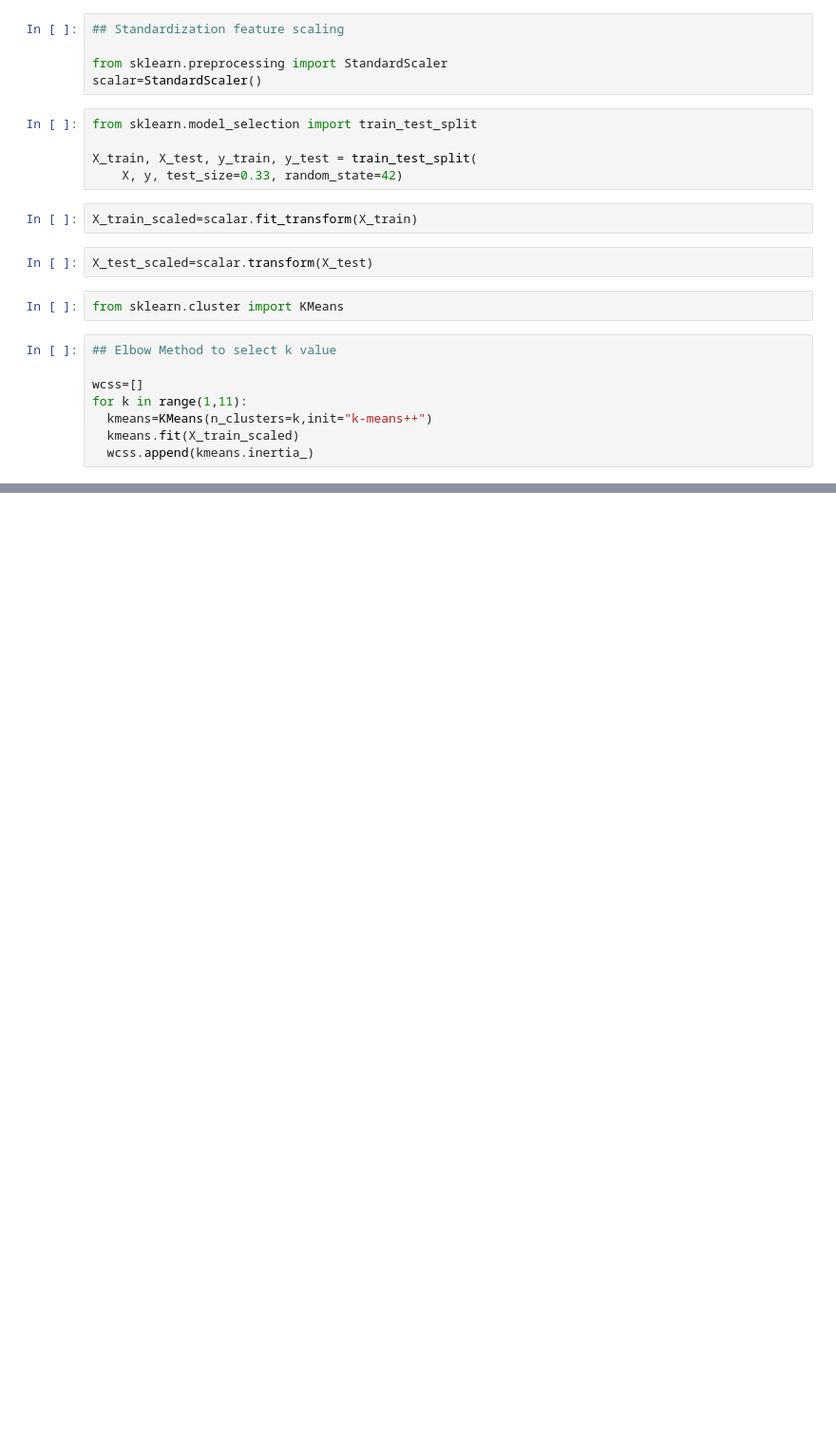
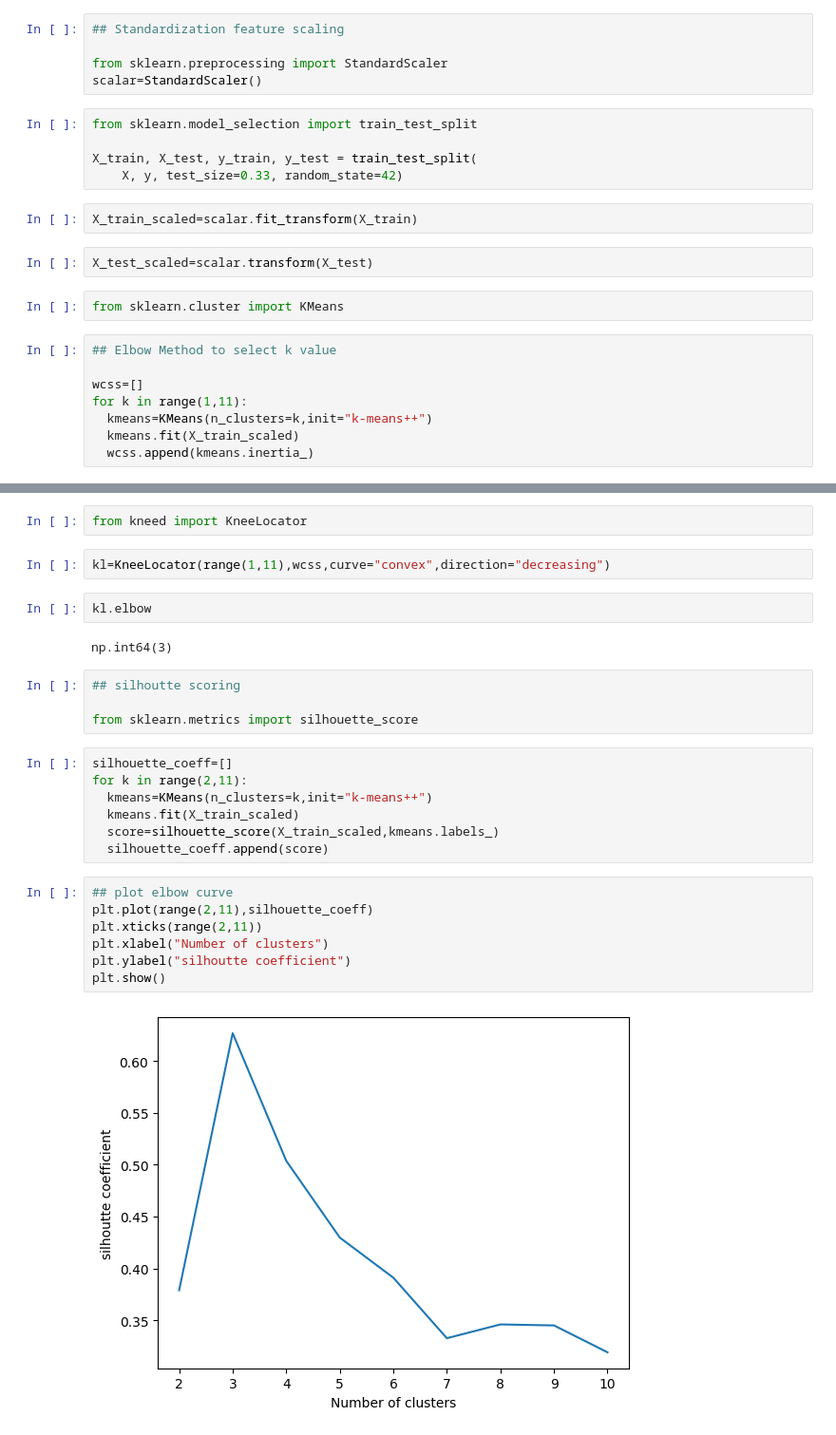
Before and after one commit to akkiyolo/Mapping-The-ML-journey, a Jupyter notebook: 32-K means Clustering/k_means_implement.ipynb, the cells around one changed output, grey strips where cells are left out. Shown at 95% size. Drawn from its saved outputs; the diff is of its cells as text; blank space fills up the shorter version.

```diff
--- a/32-K means Clustering/k_means_implement.ipynb
+++ b/32-K means Clustering/k_means_implement.ipynb
@@ -91,0 +158,28 @@ plt.show()
+# %%
+from kneed import KneeLocator
+# %%
+kl=KneeLocator(range(1,11),wcss,curve="convex",direction="decreasing")
+# %%
+kl.elbow
+# %% [output]
+np.int64(3)
+# %%
+## silhoutte scoring
+
+from sklearn.metrics import silhouette_score
+# %%
+silhouette_coeff=[]
+for k in range(2,11):
+  kmeans=KMeans(n_clusters=k,init="k-means++")
+  kmeans.fit(X_train_scaled)
+  score=silhouette_score(X_train_scaled,kmeans.labels_)
+  silhouette_coeff.append(score)
+# %%
+## plot elbow curve
+plt.plot(range(2,11),silhouette_coeff)
+plt.xticks(range(2,11))
+plt.xlabel("Number of clusters")
+plt.ylabel("silhoutte coefficient")
+plt.show()
+# %% [output]
+[figure, added]
```
Also changed, not shown: parts of 12 cells of this notebook.
